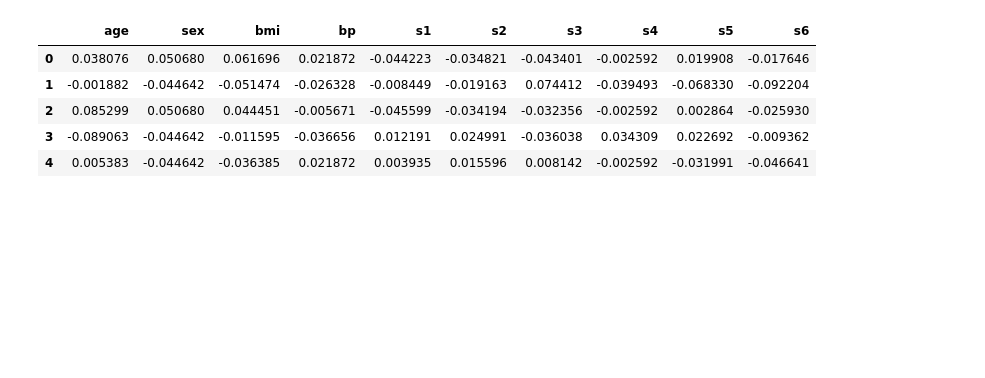
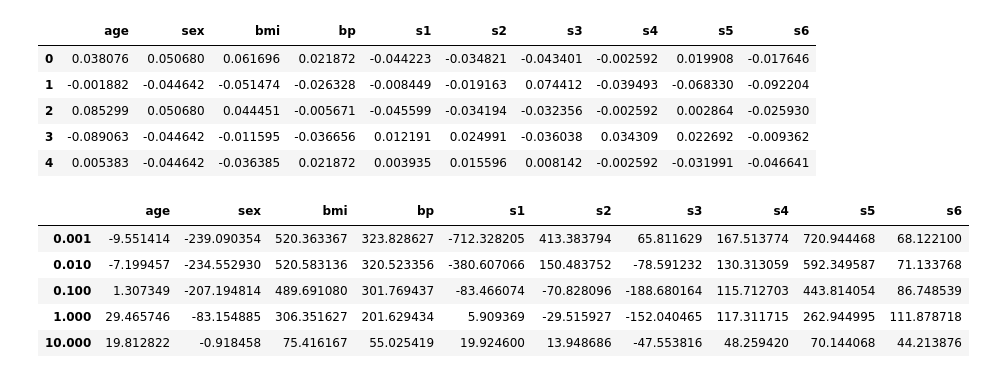
Before and after one commit to chw8207/ADP-study, a Jupyter notebook: 머신러닝_지도학습.ipynb, the cells around one changed output. Saved outputs shown, nothing was run; the diff lists cells and outputs as text; code cells hidden in the pictures; blank space fills up the shorter version.

```diff
--- a/머신러닝_지도학습.ipynb
+++ b/머신러닝_지도학습.ipynb
@@ -335,3 +335,27 @@ X.head()
 | 2 | 0.085299 | 0.050680 | 0.044451 | -0.005671 | -0.045599 | -0.034194 | -0.032356 | -0.002592 | 0.002864 | -0.025930 |
 | 3 | -0.089063 | -0.044642 | -0.011595 | -0.036656 | 0.012191 | 0.024991 | -0.036038 | 0.034309 | 0.022692 | -0.009362 |
 | 4 | 0.005383 | -0.044642 | -0.036385 | 0.021872 | 0.003935 | 0.015596 | 0.008142 | -0.002592 | -0.031991 | -0.046641 |
+# %%
+from sklearn.linear_model import Ridge
+import numpy as np
+
+# 릿지 회귀계수를 데이터프레임에 저장하여
+# df_ridge로 출력하기
+alpha = np.logspace(-3,1,5)
+data = []
+
+for i, a in enumerate(alpha) :
+  ridge = Ridge(alpha=a)
+  ridge.fit(X,y)
+  data.append(pd.Series(np.hstack([ridge.coef_])))
+
+df_ridge = pd.DataFrame(data, index=alpha)
+df_ridge.columns = X.columns
+df_ridge
+# %% [output]
+|  | age | sex | bmi | bp | s1 | s2 | s3 | s4 | s5 | s6 |
+| 0.001 | -9.551414 | -239.090354 | 520.363367 | 323.828627 | -712.328205 | 413.383794 | 65.811629 | 167.513774 | 720.944468 | 68.122100 |
+| 0.010 | -7.199457 | -234.552930 | 520.583136 | 320.523356 | -380.607066 | 150.483752 | -78.591232 | 130.313059 | 592.349587 | 71.133768 |
+| 0.100 | 1.307349 | -207.194814 | 489.691080 | 301.769437 | -83.466074 | -70.828096 | -188.680164 | 115.712703 | 443.814054 | 86.748539 |
+| 1.000 | 29.465746 | -83.154885 | 306.351627 | 201.629434 | 5.909369 | -29.515927 | -152.040465 | 117.311715 | 262.944995 | 111.878718 |
+| 10.000 | 19.812822 | -0.918458 | 75.416167 | 55.025419 | 19.924600 | 13.948686 | -47.553816 | 48.259420 | 70.144068 | 44.213876 |
```
Also changed, not shown: parts of 1 cell of this notebook.
